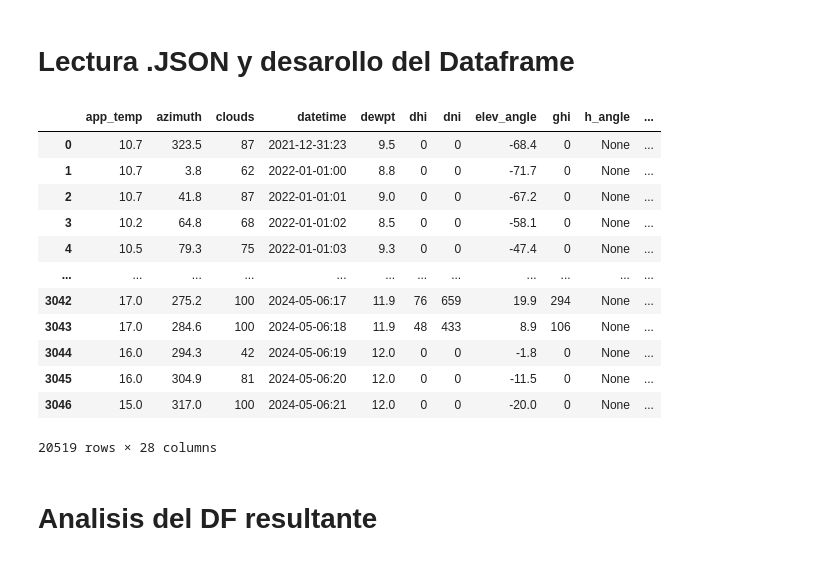
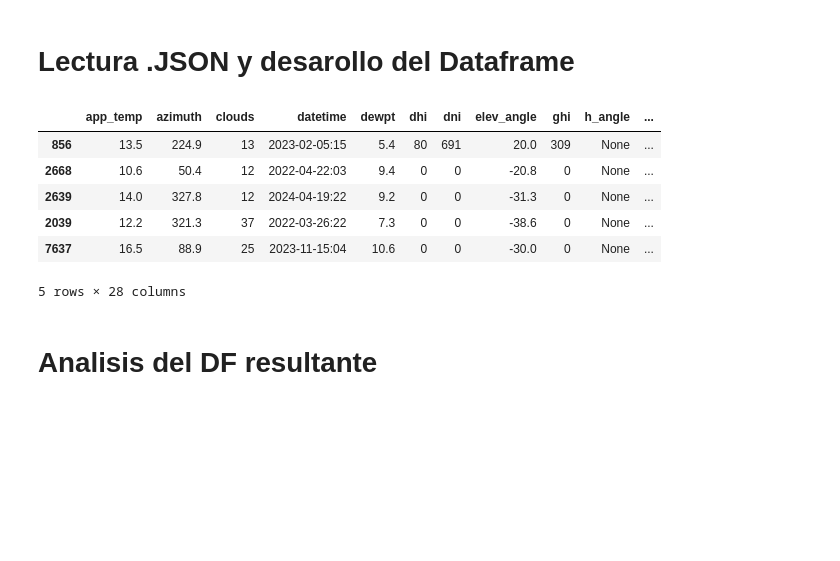
Before and after one commit to AFernandezBenages/WP4, a Jupyter notebook: code/casalMonsterratina_producciónSolar.ipynb, the cells around one changed output. Cells and saved outputs as stored; diff of their text form; code cells hidden in the pictures; blank space fills up the shorter version.

```diff
--- a/code/casalMonsterratina_producciónSolar.ipynb
+++ b/code/casalMonsterratina_producciónSolar.ipynb
@@ -210,21 +210,15 @@ df_2024 = load_json_to_DF(ruta_data, nombre_archivo_2024)
 # %%
 # hago un concat de los dos dataframes
 df = pd.concat([df_2022, df_2023, df_2024])
-df
+df.sample(5)
 # %% [output]
 |  | app_temp | azimuth | clouds | datetime | dewpt | dhi | dni | elev_angle | ghi | h_angle | ... |
-| 0 | 10.7 | 323.5 | 87 | 2021-12-31:23 | 9.5 | 0 | 0 | -68.4 | 0 | None | ... |
-| 1 | 10.7 | 3.8 | 62 | 2022-01-01:00 | 8.8 | 0 | 0 | -71.7 | 0 | None | ... |
-| 2 | 10.7 | 41.8 | 87 | 2022-01-01:01 | 9.0 | 0 | 0 | -67.2 | 0 | None | ... |
-| 3 | 10.2 | 64.8 | 68 | 2022-01-01:02 | 8.5 | 0 | 0 | -58.1 | 0 | None | ... |
-| 4 | 10.5 | 79.3 | 75 | 2022-01-01:03 | 9.3 | 0 | 0 | -47.4 | 0 | None | ... |
-| ... | ... | ... | ... | ... | ... | ... | ... | ... | ... | ... | ... |
-| 3042 | 17.0 | 275.2 | 100 | 2024-05-06:17 | 11.9 | 76 | 659 | 19.9 | 294 | None | ... |
-| 3043 | 17.0 | 284.6 | 100 | 2024-05-06:18 | 11.9 | 48 | 433 | 8.9 | 106 | None | ... |
-| 3044 | 16.0 | 294.3 | 42 | 2024-05-06:19 | 12.0 | 0 | 0 | -1.8 | 0 | None | ... |
-| 3045 | 16.0 | 304.9 | 81 | 2024-05-06:20 | 12.0 | 0 | 0 | -11.5 | 0 | None | ... |
-| 3046 | 15.0 | 317.0 | 100 | 2024-05-06:21 | 12.0 | 0 | 0 | -20.0 | 0 | None | ... |
+| 856 | 13.5 | 224.9 | 13 | 2023-02-05:15 | 5.4 | 80 | 691 | 20.0 | 309 | None | ... |
+| 2668 | 10.6 | 50.4 | 12 | 2022-04-22:03 | 9.4 | 0 | 0 | -20.8 | 0 | None | ... |
+| 2639 | 14.0 | 327.8 | 12 | 2024-04-19:22 | 9.2 | 0 | 0 | -31.3 | 0 | None | ... |
+| 2039 | 12.2 | 321.3 | 37 | 2022-03-26:22 | 7.3 | 0 | 0 | -38.6 | 0 | None | ... |
+| 7637 | 16.5 | 88.9 | 25 | 2023-11-15:04 | 10.6 | 0 | 0 | -30.0 | 0 | None | ... |
-20519 rows × 28 columns
+5 rows × 28 columns
 # %% [markdown]
 # Analisis del DF resultante
 # %%
```
Also changed, not shown: 5 other files.
